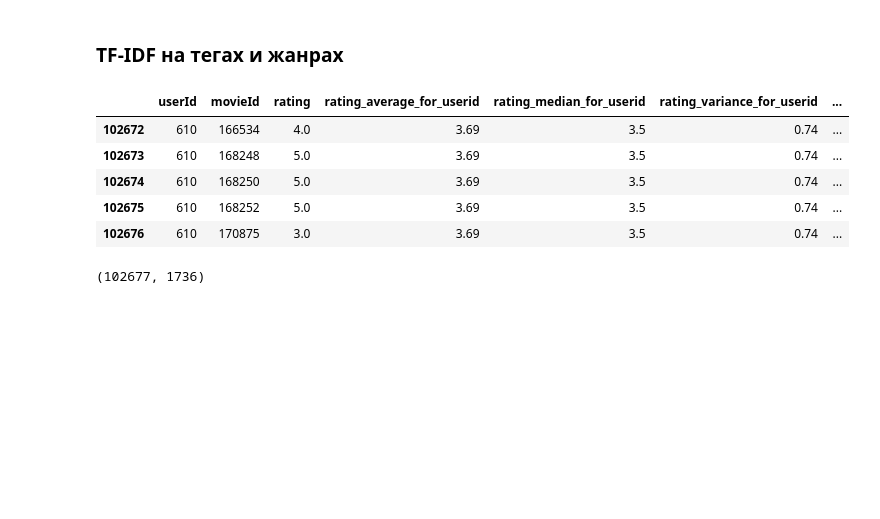
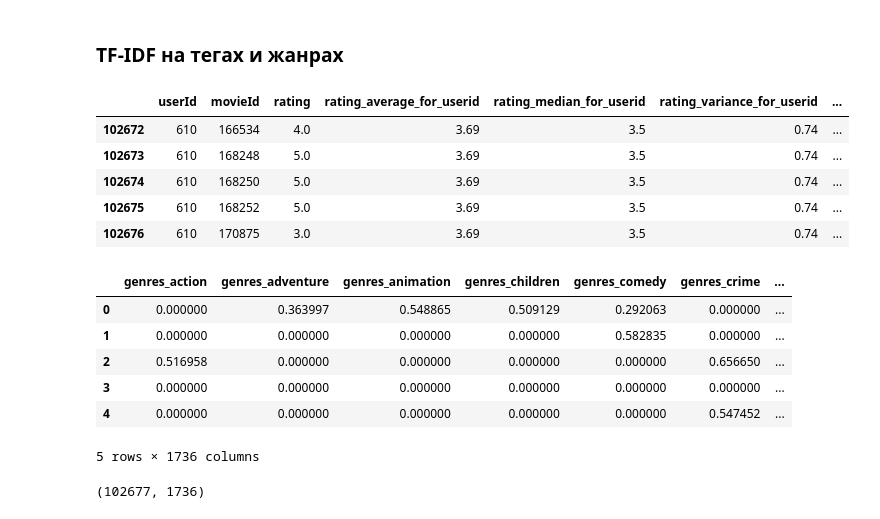
Before and after one commit to HeliosBI/AMLHW9_CBRS, a Jupyter notebook: AMLHW9.ipynb, the cells around one changed output. Saved outputs shown, nothing was run; the diff lists cells and outputs as text; code cells hidden in the pictures; blank space fills up the shorter version.

```diff
--- a/AMLHW9.ipynb
+++ b/AMLHW9.ipynb
@@ -141,9 +141,19 @@ mapper = DataFrameMapper([
        'rating_median_for_userid', 'rating_variance_for_userid',
        'rating_average_for_movieId', 'rating_median_for_movieId',
        'rating_variance_for_movieId'], None)
- ])
+ ], df_out=True)
 # %%
 features = mapper.fit_transform(X)
+# %%
+features.head()
+# %% [output]
+|  | genres_action | genres_adventure | genres_animation | genres_children | genres_comedy | genres_crime | ... |
+| 0 | 0.000000 | 0.363997 | 0.548865 | 0.509129 | 0.292063 | 0.000000 | ... |
+| 1 | 0.000000 | 0.000000 | 0.000000 | 0.000000 | 0.582835 | 0.000000 | ... |
+| 2 | 0.516958 | 0.000000 | 0.000000 | 0.000000 | 0.000000 | 0.656650 | ... |
+| 3 | 0.000000 | 0.000000 | 0.000000 | 0.000000 | 0.000000 | 0.000000 | ... |
+| 4 | 0.000000 | 0.000000 | 0.000000 | 0.000000 | 0.000000 | 0.547452 | ... |
+5 rows × 1736 columns
 # %%
 features.shape
 # y.shape
```
Also changed, not shown: parts of 1 cell of this notebook.
